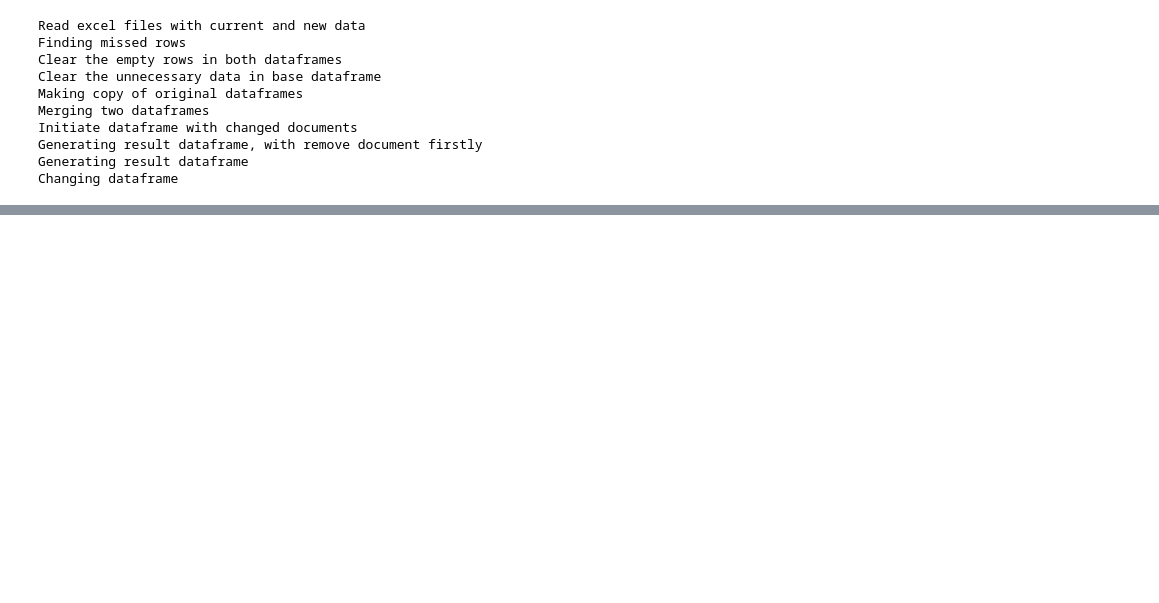
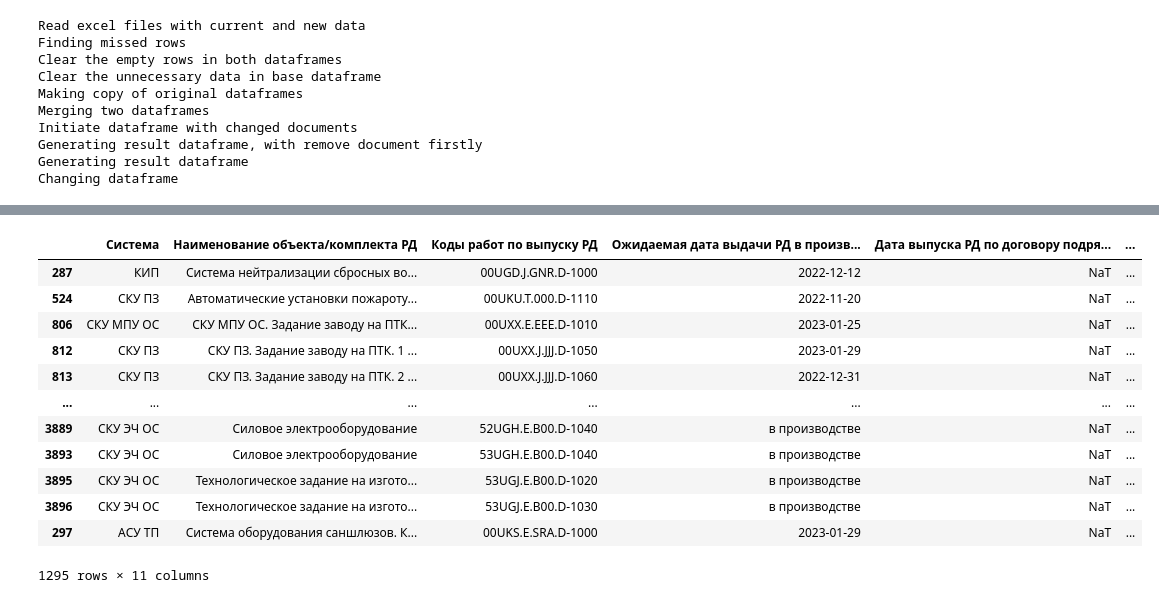
Before and after one commit to beluginAA/RD, a Jupyter notebook: Программа №2.ipynb, the cells around one changed output, grey strips where cells are left out. Saved outputs shown, nothing was run; the diff lists cells and outputs as text; code cells hidden in the pictures; blank space fills up the shorter version.

```diff
--- a/Программа №2.ipynb
+++ b/Программа №2.ipynb
@@ -187,0 +332,30 @@ Name: WBS, dtype: int64
+# %%
+
+df_1 = tdf.loc[tdf['Задержка договора'].apply(lambda row: not isinstance(row, int) and row is not pd.NaT)]
+df_2 = tdf.loc[tdf['Задержка договора'].apply(lambda row: isinstance(row, int) or row is  pd.NaT)]
+# cdf_1 = df_1.copy()
+# cdf_2 = df_2.copy()
+# cdf_1['Задержка договора'] = 'в производстве'
+# df = pd.concat([cdf_1, cdf_2])
+# df_1 = df.loc[df['Разница ожидаемых дат new-old'].apply(lambda row: not isinstance(row, int) and row is not pd.NaT)]
+# df_2 = df.loc[df['Разница ожидаемых дат new-old'].apply(lambda row: isinstance(row, int) or row is  pd.NaT)]
+# cdf_1 = df_1.copy()
+# cdf_2 = df_2.copy()
+# cdf_1['Разница ожидаемых дат new-old'] = 'в производстве'
+# df = pd.concat([cdf_1, cdf_2])
+# df.sort_index().to_excel('Dates(new).xlsx', index = False)
+df_2
+# %% [output]
+|  | Система | Наименование объекта/комплекта РД | Коды работ по выпуску РД | Ожидаемая дата выдачи РД в произв... | Дата выпуска РД по договору подря... | ... |
+| 287 | КИП | Система нейтрализации сбросных во... | 00UGD.J.GNR.D-1000 | 2022-12-12 | NaT | ... |
+| 524 | СКУ ПЗ | Автоматические установки пожароту... | 00UKU.T.000.D-1110 | 2022-11-20 | NaT | ... |
+| 806 | СКУ МПУ ОС | СКУ МПУ ОС. Задание заводу на ПТК... | 00UXX.E.EEE.D-1010 | 2023-01-25 | NaT | ... |
+| 812 | СКУ ПЗ | СКУ ПЗ. Задание заводу на ПТК. 1 ... | 00UXX.J.JJJ.D-1050 | 2023-01-29 | NaT | ... |
+| 813 | СКУ ПЗ | СКУ ПЗ. Задание заводу на ПТК. 2 ... | 00UXX.J.JJJ.D-1060 | 2022-12-31 | NaT | ... |
+| ... | ... | ... | ... | ... | ... | ... |
+| 3889 | СКУ ЭЧ ОС | Силовое электрооборудование | 52UGH.E.B00.D-1040 | в производстве | NaT | ... |
+| 3893 | СКУ ЭЧ ОС | Силовое электрооборудование | 53UGH.E.B00.D-1040 | в производстве | NaT | ... |
+| 3895 | СКУ ЭЧ ОС | Технологическое задание на изгото... | 53UGJ.E.B00.D-1020 | в производстве | NaT | ... |
+| 3896 | СКУ ЭЧ ОС | Технологическое задание на изгото... | 53UGJ.E.B00.D-1030 | в производстве | NaT | ... |
+| 297 | АСУ ТП | Система оборудования саншлюзов. К... | 00UKS.E.SRA.D-1000 | 2023-01-29 | NaT | ... |
+1295 rows × 11 columns
```
Also changed, not shown: parts of 6 cells of this notebook, 11 other files.
